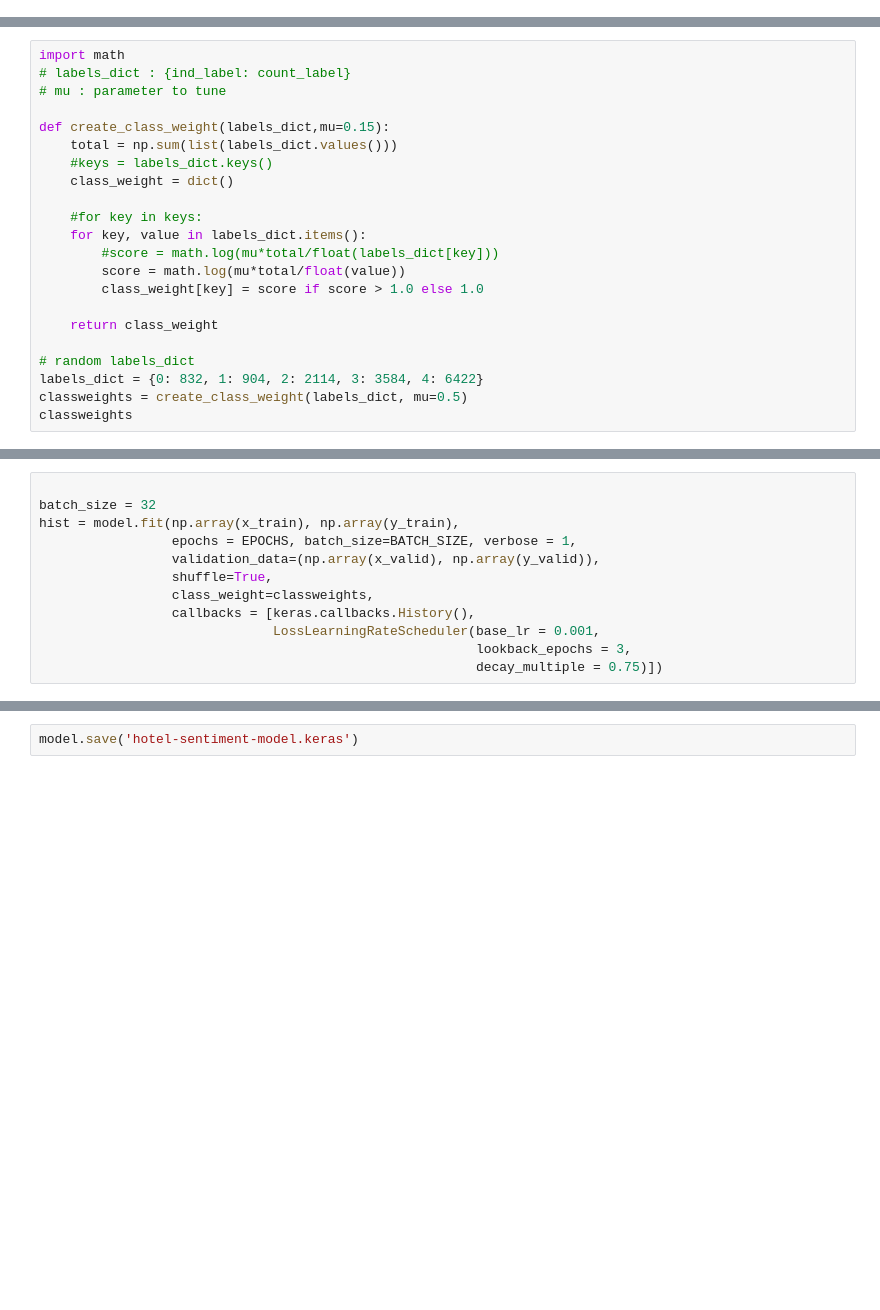
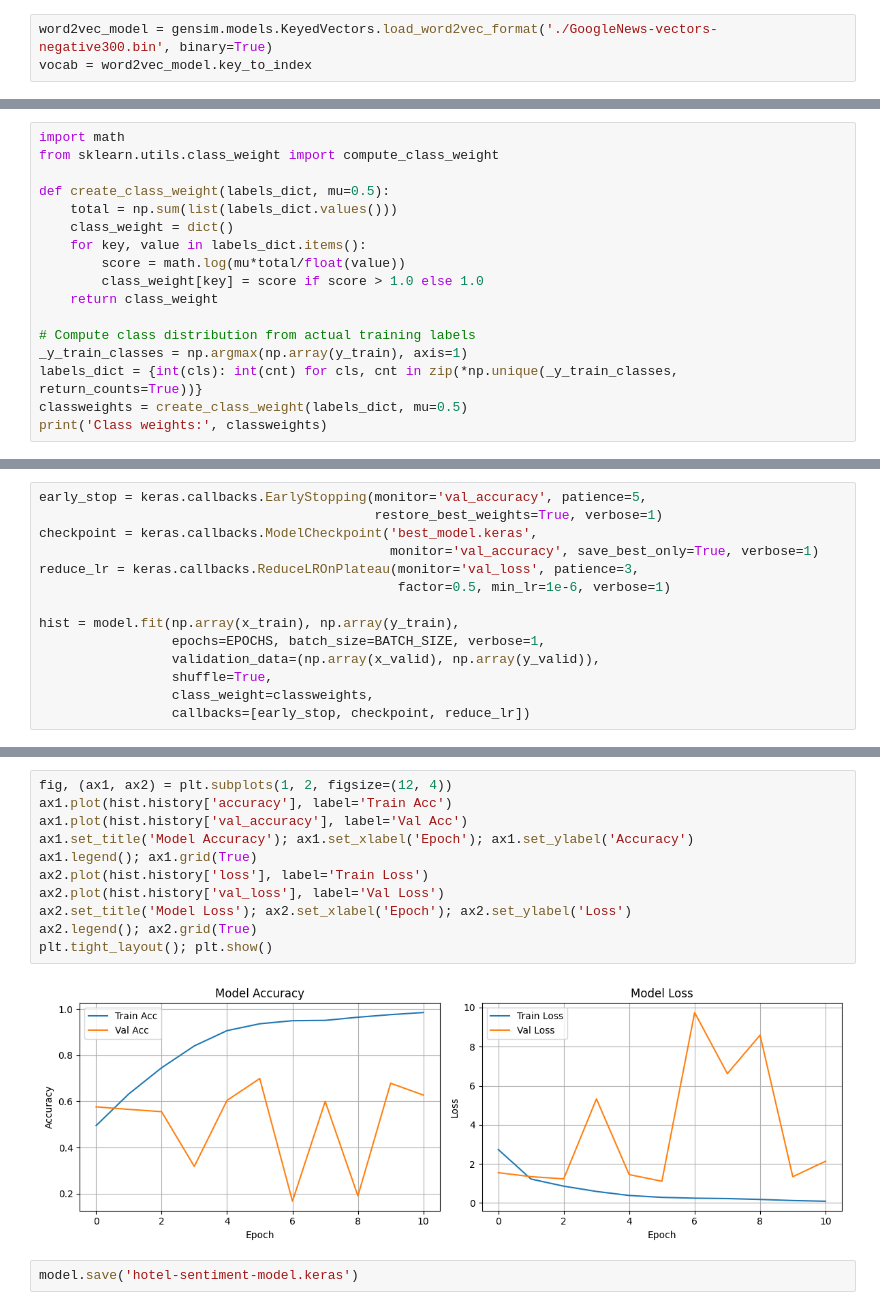
Before and after one commit to ianlokh/Predicting-Sentiment-From-Hotel-Reviews, a Jupyter notebook: Hotel Review Sentiment Classifier with LSTM.ipynb, the cells around one changed output, grey strips where cells are left out. Drawn from its saved outputs; the diff is of its cells as text; blank space fills up the shorter version.

Commit message:
Updated LSTM model and added more charts.

```diff
--- a/Hotel Review Sentiment Classifier with LSTM.ipynb
+++ b/Hotel Review Sentiment Classifier with LSTM.ipynb
@@ -179 +93,4 @@ vocab = model.key_to_index
+# %%
+word2vec_model = gensim.models.KeyedVectors.load_word2vec_format('./GoogleNews-vectors-negative300.bin', binary=True)
+vocab = word2vec_model.key_to_index
 # %%
@@ -212,23 +117,18 @@ Create class weights based on the distribution of each class to handle imbalance
 # %%
 import math
-# labels_dict : {ind_label: count_label}
-# mu : parameter to tune
+from sklearn.utils.class_weight import compute_class_weight
 
-def create_class_weight(labels_dict,mu=0.15):
+def create_class_weight(labels_dict, mu=0.5):
     total = np.sum(list(labels_dict.values()))
-    #keys = labels_dict.keys()
     class_weight = dict()
-
-    #for key in keys:
     for key, value in labels_dict.items():
-        #score = math.log(mu*total/float(labels_dict[key]))
         score = math.log(mu*total/float(value))
         class_weight[key] = score if score > 1.0 else 1.0
-
     return class_weight
 
-# random labels_dict
-labels_dict = {0: 832, 1: 904, 2: 2114, 3: 3584, 4: 6422}
+# Compute class distribution from actual training labels
+_y_train_classes = np.argmax(np.array(y_train), axis=1)
+labels_dict = {int(cls): int(cnt) for cls, cnt in zip(*np.unique(_y_train_classes, return_counts=True))}
 classweights = create_class_weight(labels_dict, mu=0.5)
-classweights
+print('Class weights:', classweights)
 # %% [output]
@@ -283,13 +179,15 @@ None
 # %%
+early_stop = keras.callbacks.EarlyStopping(monitor='val_accuracy', patience=5,
+                                           restore_best_weights=True, verbose=1)
+checkpoint = keras.callbacks.ModelCheckpoint('best_model.keras',
+                                             monitor='val_accuracy', save_best_only=True, verbose=1)
+reduce_lr = keras.callbacks.ReduceLROnPlateau(monitor='val_loss', patience=3,
+                                              factor=0.5, min_lr=1e-6, verbose=1)
 
-batch_size = 32
 hist = model.fit(np.array(x_train), np.array(y_train),
-                 epochs = EPOCHS, batch_size=BATCH_SIZE, verbose = 1,
+                 epochs=EPOCHS, batch_size=BATCH_SIZE, verbose=1,
                  validation_data=(np.array(x_valid), np.array(y_valid)),
                  shuffle=True,
                  class_weight=classweights,
-                 callbacks = [keras.callbacks.History(),
-                              LossLearningRateScheduler(base_lr = 0.001,
-                                                        lookback_epochs = 3,
-                                                        decay_multiple = 0.75)])
+                 callbacks=[early_stop, checkpoint, reduce_lr])
 # %% [output]
@@ -299,2 +211,15 @@ Epoch 1/20
+# %%
+fig, (ax1, ax2) = plt.subplots(1, 2, figsize=(12, 4))
+ax1.plot(hist.history['accuracy'], label='Train Acc')
+ax1.plot(hist.history['val_accuracy'], label='Val Acc')
+ax1.set_title('Model Accuracy'); ax1.set_xlabel('Epoch'); ax1.set_ylabel('Accuracy')
+ax1.legend(); ax1.grid(True)
+ax2.plot(hist.history['loss'], label='Train Loss')
+ax2.plot(hist.history['val_loss'], label='Val Loss')
+ax2.set_title('Model Loss'); ax2.set_xlabel('Epoch'); ax2.set_ylabel('Loss')
+ax2.legend(); ax2.grid(True)
+plt.tight_layout(); plt.show()
+# %% [output]
+[figure, added]
 # %%
 model.save('hotel-sentiment-model.keras')
```
Also changed, not shown: parts of 24 cells of this notebook, 2 other files.
